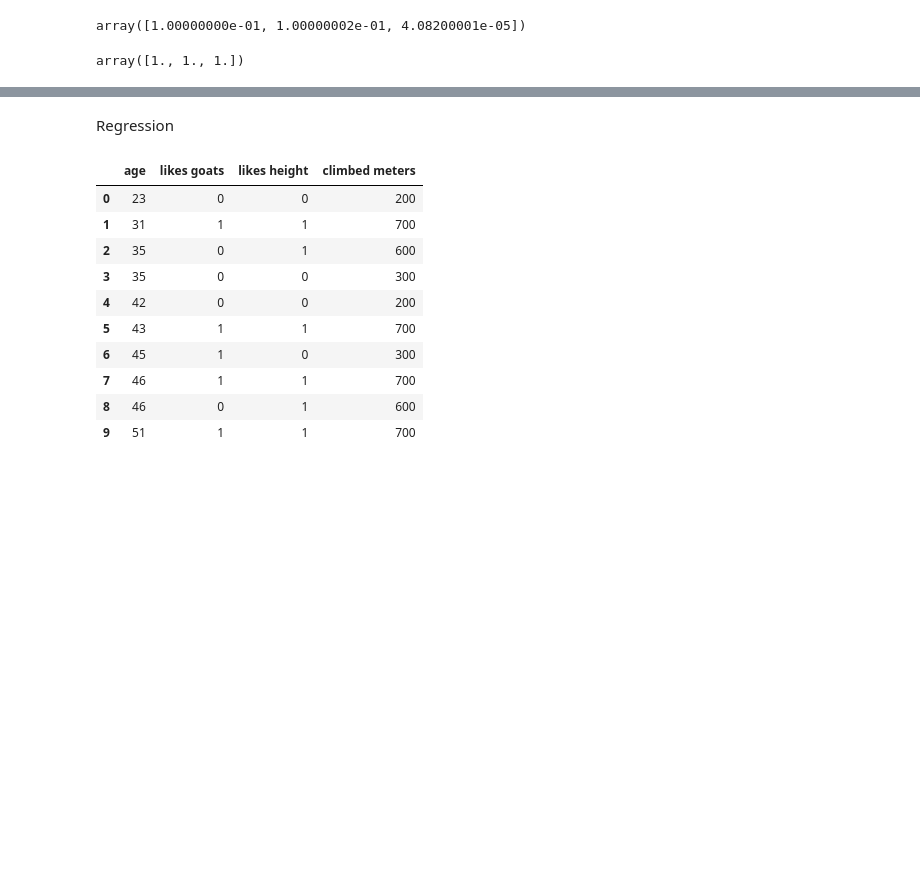
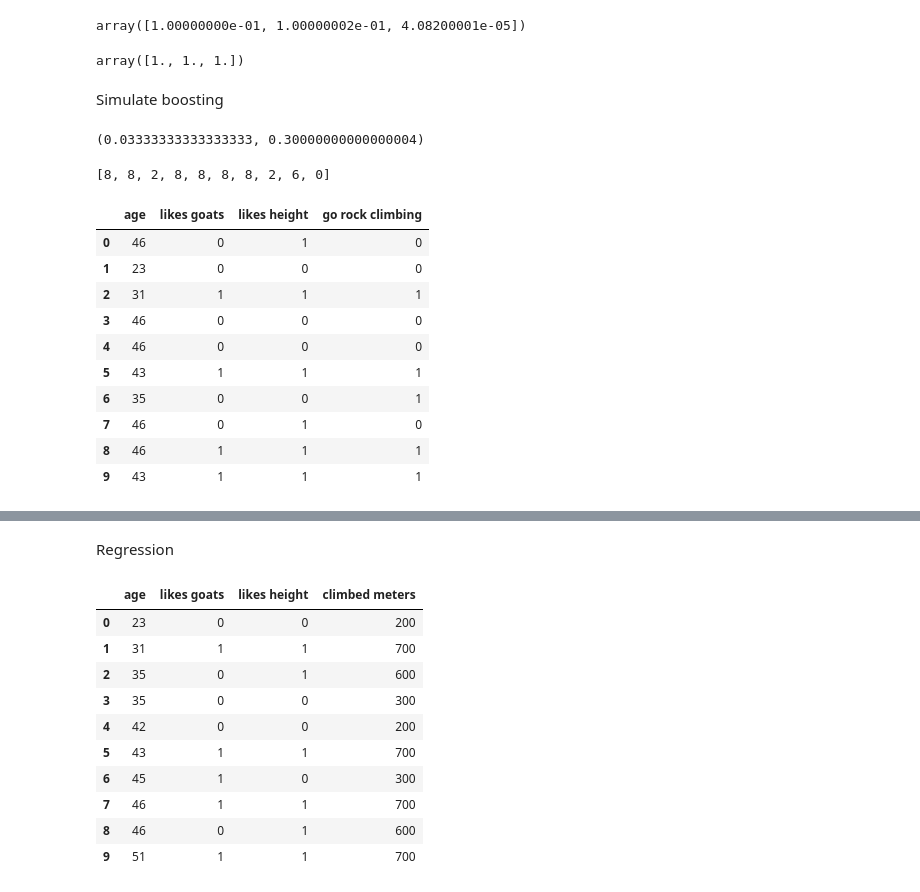
Before and after one commit to froukje/datamapu, a Jupyter notebook: notebooks/code_examples.ipynb, the cells around one changed output, grey strips where cells are left out. Saved outputs shown, nothing was run; the diff lists cells and outputs as text; code cells hidden in the pictures; blank space fills up the shorter version.

```diff
--- a/notebooks/code_examples.ipynb
+++ b/notebooks/code_examples.ipynb
@@ -459,3 +459,45 @@ array([1.00000000e-01, 1.00000002e-01, 4.08200001e-05])
 clf.estimator_weights_
 # %% [output]
 array([1., 1., 1.])
+# %% [markdown]
+Simulate boosting
+# %%
+w_old = 0.1 # initial weights
+err = 0.1 # 1 misclassification after first iteration
+alpha = 1/2 *np.log((1-err)/err)
+w_p = w_old * np.exp(-alpha)
+w_n = w_old * np.exp(alpha)
+w_p, w_n
+# %% [output]
+(0.03333333333333333, 0.30000000000000004)
+# %%
+# bootstrapping
+weights = [w_p, w_p, w_p, w_p, w_p, w_p, w_p, w_p, w_n, w_p]
+weights = weights/np.sum(weights)
+idx = []
+for i in range(len(df)):
+    idx = idx + [np.random.choice(np.arange(0, 10), p=weights)]
+idx
+# %% [output]
+[8, 8, 2, 8, 8, 8, 8, 2, 6, 0]
+# %%
+data2 = {'age': [46, 23, 31, 46, 46, 43, 35, 46, 46, 43],
+        'likes goats': [0, 0, 1, 0, 0, 1, 0, 0, 1, 1],
+        'likes height': [1, 0, 1, 0, 0, 1, 0, 1, 1, 1],
+        'go rock climbing': [0, 0, 1, 0, 0, 1, 1, 0, 1, 1]}
+df2 = pd.DataFrame(data2)
+df2
+#df2 = df.iloc[idx]
+#df2
+# %% [output]
+|  | age | likes goats | likes height | go rock climbing |
+| 0 | 46 | 0 | 1 | 0 |
+| 1 | 23 | 0 | 0 | 0 |
+| 2 | 31 | 1 | 1 | 1 |
+| 3 | 46 | 0 | 0 | 0 |
+| 4 | 46 | 0 | 0 | 0 |
+| 5 | 43 | 1 | 1 | 1 |
+| 6 | 35 | 0 | 0 | 1 |
+| 7 | 46 | 0 | 1 | 0 |
+| 8 | 46 | 1 | 1 | 1 |
+| 9 | 43 | 1 | 1 | 1 |
```
Also changed, not shown: parts of 6 cells of this notebook, 22 other files.
